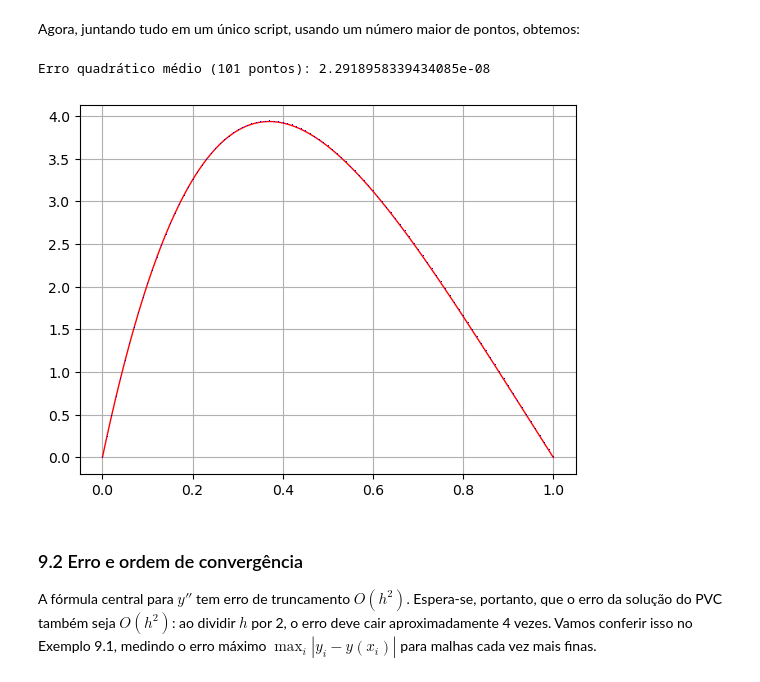
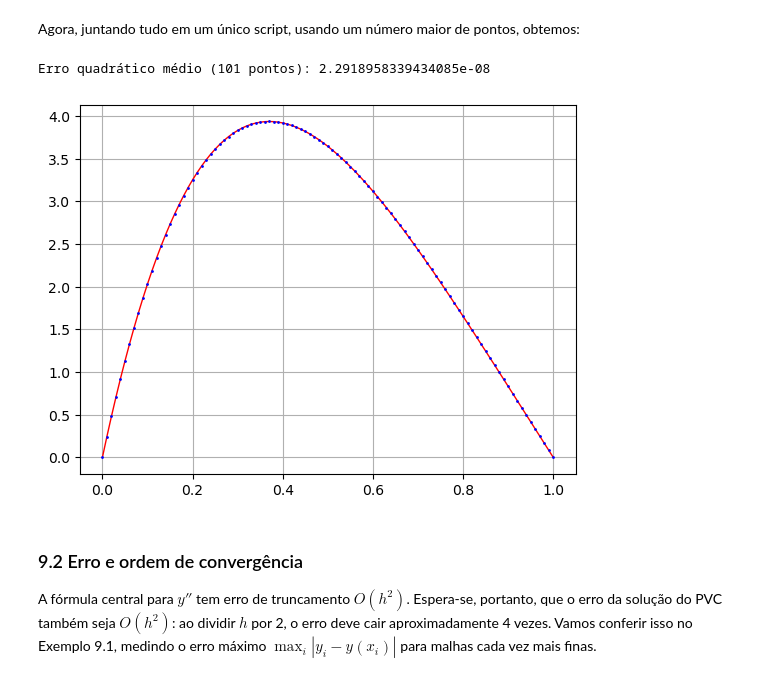
Before and after one commit to tiagoburiol/MatComp_III, a Jupyter notebook: Notebook 09 - Diferenças finitas para EDOs de 2ª ordem/09_diferencas_finitas_EDOs_2a_ordem.ipynb, the cells around one changed output. Drawn from its saved outputs; the diff is of its cells as text; code cells hidden in the pictures.

```diff
--- a/Notebook 09 - Diferenças finitas para EDOs de 2ª ordem/09_diferencas_finitas_EDOs_2a_ordem.ipynb
+++ b/Notebook 09 - Diferenças finitas para EDOs de 2ª ordem/09_diferencas_finitas_EDOs_2a_ordem.ipynb
@@ -111,28 +112,28 @@ Agora, juntando tudo em um único script, usando um número maior de pontos, obt
 # %%
 N = 101
 h = 1/(N-1)
 xi = np.linspace(0, 1, N)
 A = np.identity(N)
 
 for i in range(1,N-1):
     A[i,i-1:i+2] = np.array([1,-2,1])
 
 b = -(100*h**2)*(xi-1)**2
 b[0]=0
 
 yi= np.linalg.solve(A,b)
 y_ex = -25*xi**4/3 + 100*xi**3/3 - 50*xi**2 + 25*xi
 
 err = np.mean((yi-y_ex)**2)
 print('Erro quadrático médio (101 pontos):',err)
 
 plt.plot(xi,yi,'r-', lw=1)
-plt.plot(xi,y_ex,'b,', )
+plt.plot(xi,y_ex,'b.', ms=2)
 plt.grid()
 plt.show()
 # %% [output]
 Erro quadrático médio (101 pontos): 2.2918958339434085e-08
-[figure, old version]
+[figure, new version]
 # %% [markdown]
 ### 9.2 Erro e ordem de convergência
 
```
Also changed, not shown: parts of 3 cells of this notebook.
